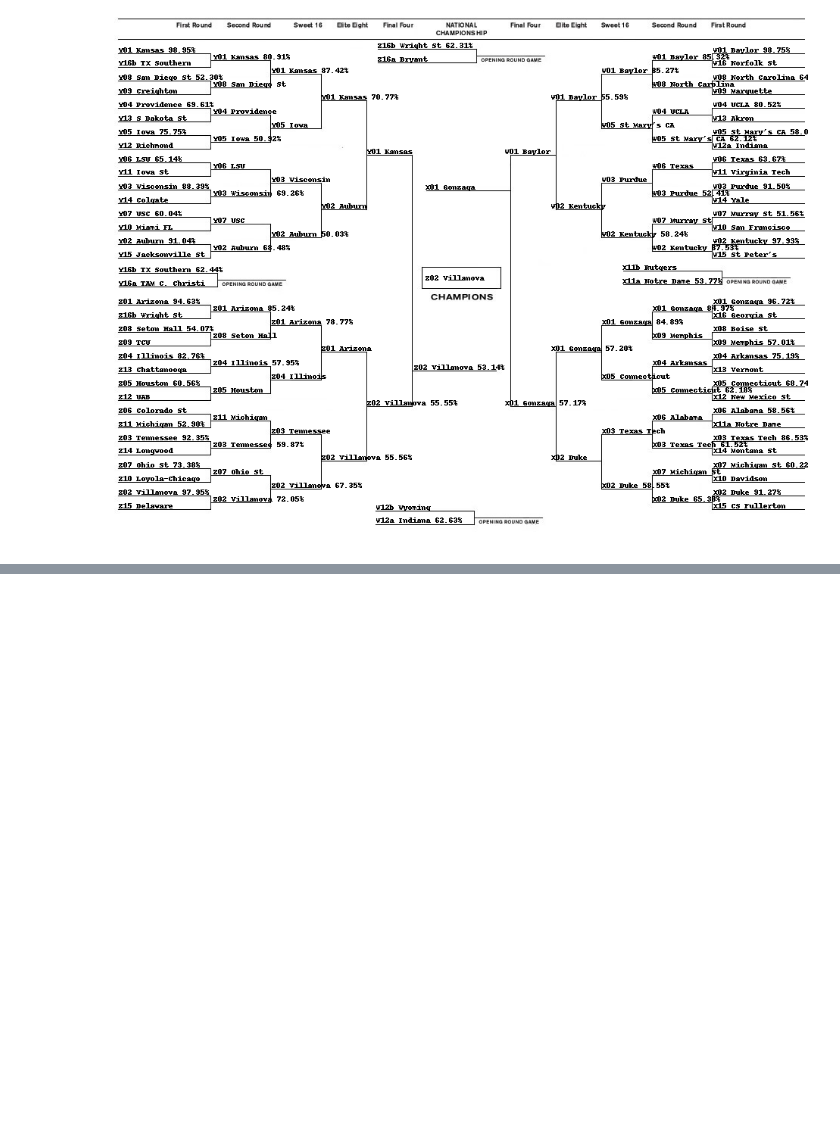
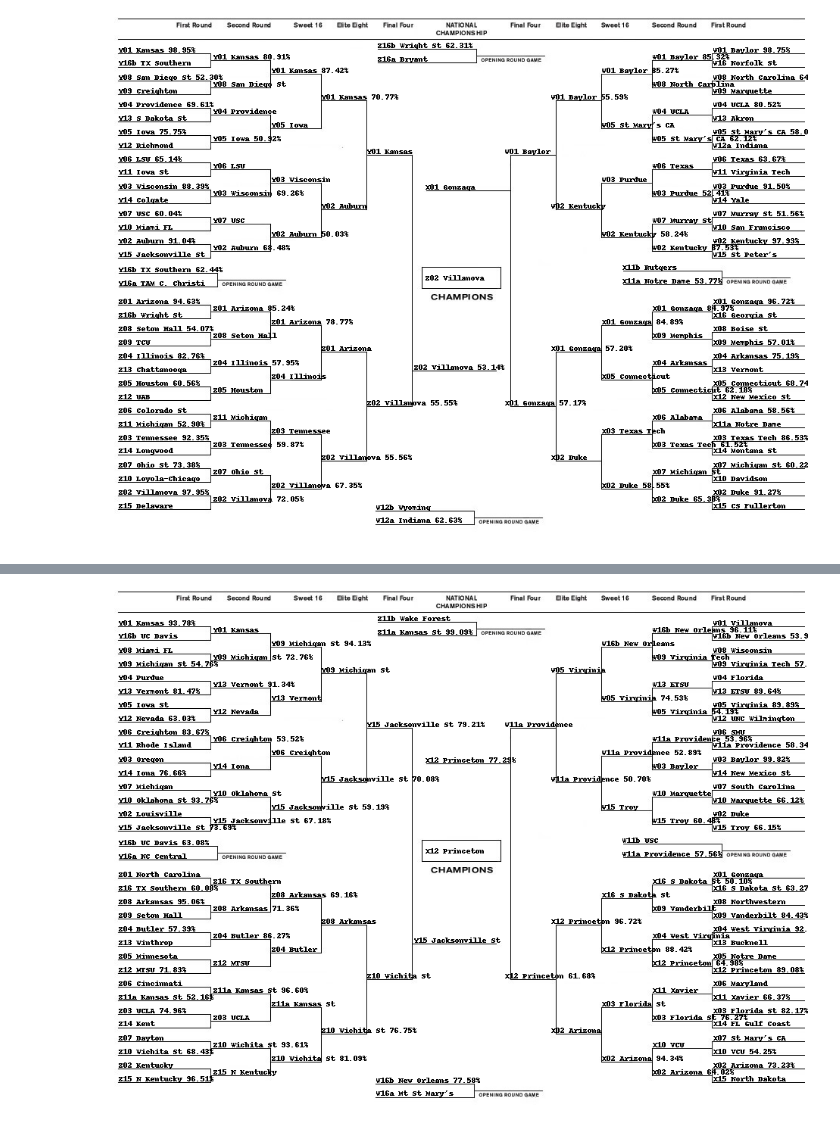
Before and after one commit to ngtaylor/EE461P-Final-Project, a Jupyter notebook: EE461P_Final_Project.ipynb, the cells around one changed output, grey strips where cells are left out. Drawn from its saved outputs; the diff is of its cells as text; code cells hidden in the pictures; blank space fills up the shorter version.

```diff
--- a/EE461P_Final_Project.ipynb
+++ b/EE461P_Final_Project.ipynb
@@ -641,6 +661,8 @@ CatBoostError: ignored
 # %%
 #2017 bracket
-make_prediction(2017)
+rando_prediction(2017)
 display_bracket('2017_pred.csv', 2017)
+# %% [output]
+[figure, added]
 # %%
 #2018 bracket
```
Also changed, not shown: parts of 18 cells of this notebook.
